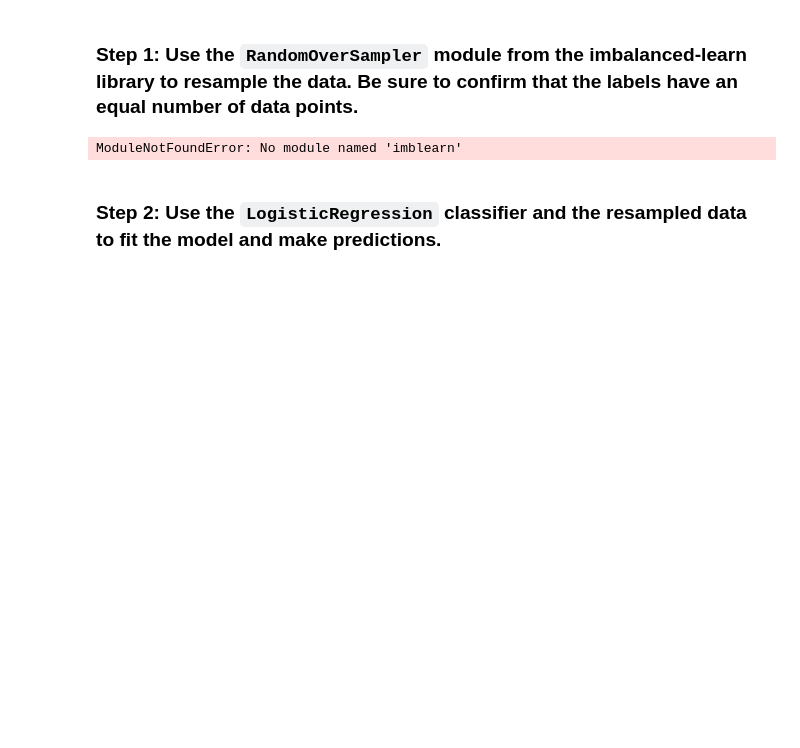
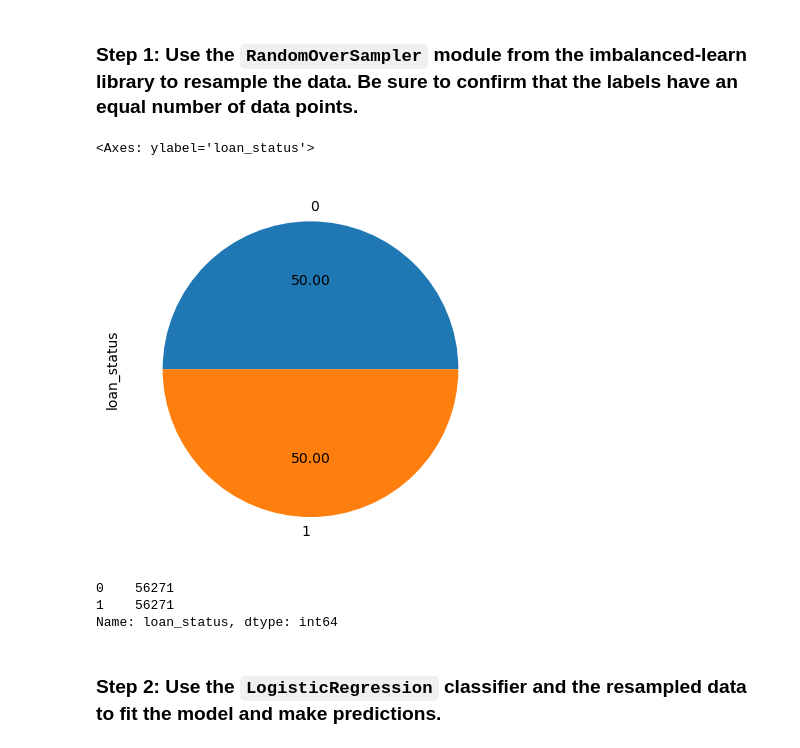
Before and after one commit to caleighteahan/credit-risk-classification-challenge, a Jupyter notebook: credit_risk_classification.ipynb, the cells around one changed output. Cells and saved outputs as stored; diff of their text form; code cells hidden in the pictures; blank space fills up the shorter version.

```diff
--- a/credit_risk_classification.ipynb
+++ b/credit_risk_classification.ipynb
@@ -150,17 +150,24 @@ weighted avg       0.99      0.99      0.99     19384
 # %%
 # Import the RandomOverSampler module form imbalanced-learn
 from imblearn.over_sampling import RandomOverSampler
 
 # Instantiate the random oversampler model
 # # Assign a random_state parameter of 1 to the model
-
+ROS = RandomOverSampler(random_state=1)
 
 # Fit the original training data to the random_oversampler model
+X2, y2 = ROS.fit_resample(X_train, y_train)
+y2.value_counts().plot.pie(autopct='%.2f')
 # %% [output]
-ModuleNotFoundError: No module named 'imblearn'
+<Axes: ylabel='loan_status'>
+[figure, added]
 # %%
 # Count the distinct values of the resampled labels data
-# YOUR CODE HERE!
+y2.value_counts()
+# %% [output]
+0    56271
+1    56271
+Name: loan_status, dtype: int64
 # %% [markdown]
 ### Step 2: Use the `LogisticRegression` classifier and the resampled data to fit the model and make predictions.
 # %%
```
Also changed, not shown: parts of 5 cells of this notebook.
